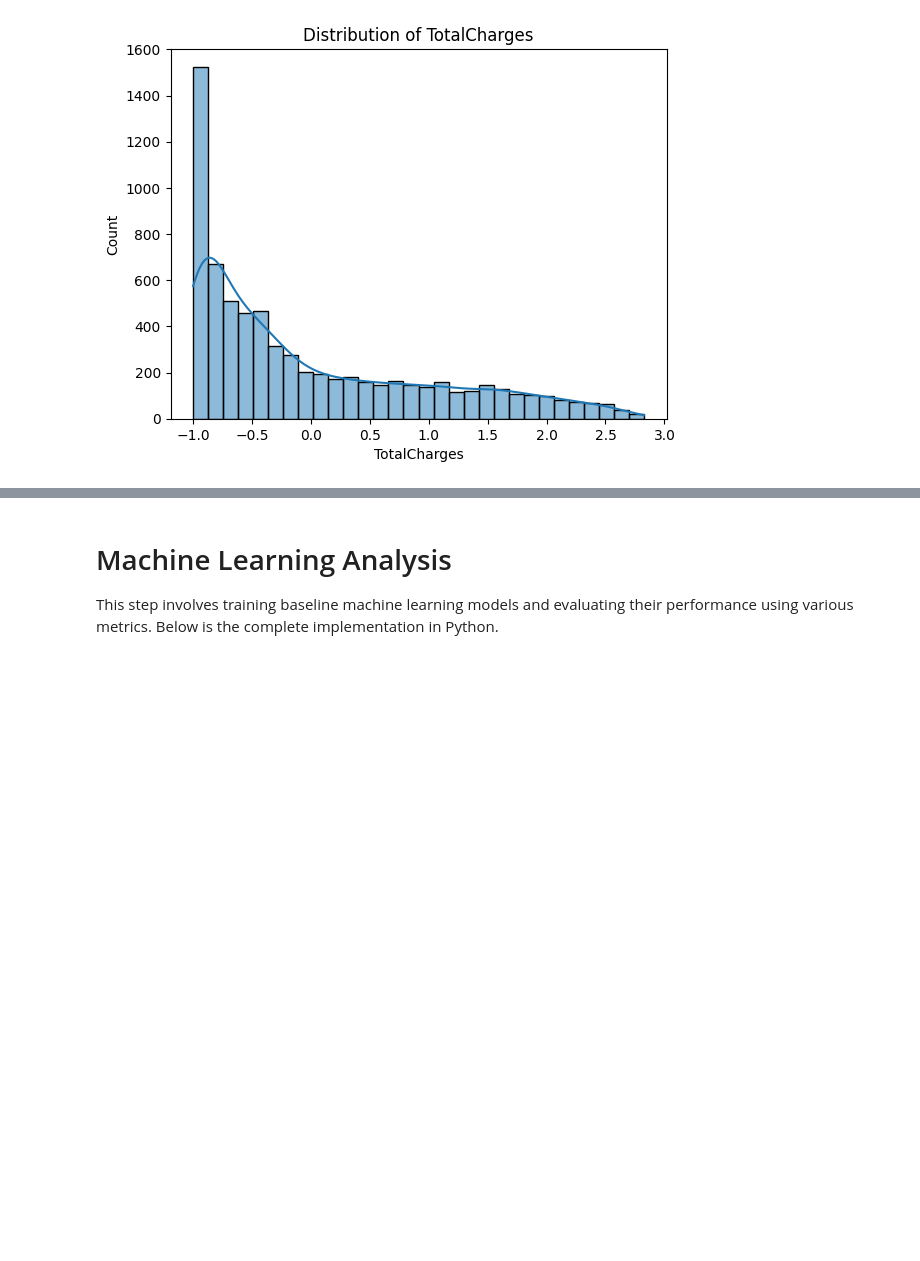
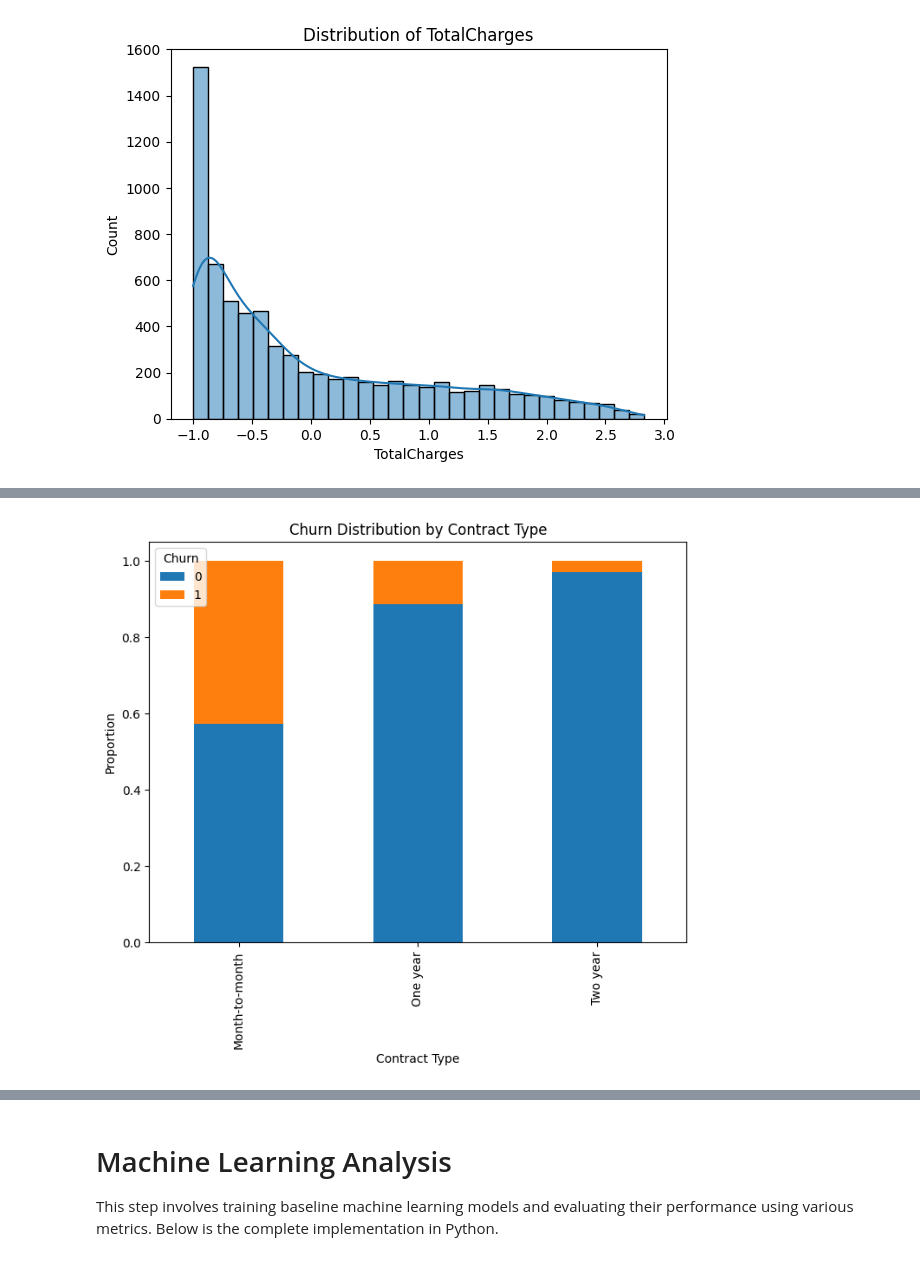
Before and after one commit to ufiyan/CS418-Project, a Jupyter notebook: Group_Project_ipnyb.ipynb, the cells around one changed output, grey strips where cells are left out. Drawn from its saved outputs; the diff is of its cells as text; code cells hidden in the pictures; blank space fills up the shorter version.

```diff
--- a/Group_Project_ipnyb.ipynb
+++ b/Group_Project_ipnyb.ipynb
@@ -245,0 +230,11 @@ Customers with partners or dependents are likely to stay longer (higher tenure)
+# %%
+# Stacked bar chart for Contract type vs Churn   Sohaib Ghani
+
+contract_churn = pd.crosstab(df['Contract'], df['Churn'], normalize='index')
+contract_churn.plot(kind='bar', stacked=True, figsize=(8, 6))
+plt.title('Churn Distribution by Contract Type')
+plt.ylabel('Proportion')
+plt.xlabel('Contract Type')
+plt.show()
+# %% [output]
+[figure, added]
```
Also changed, not shown: parts of 41 cells of this notebook.
